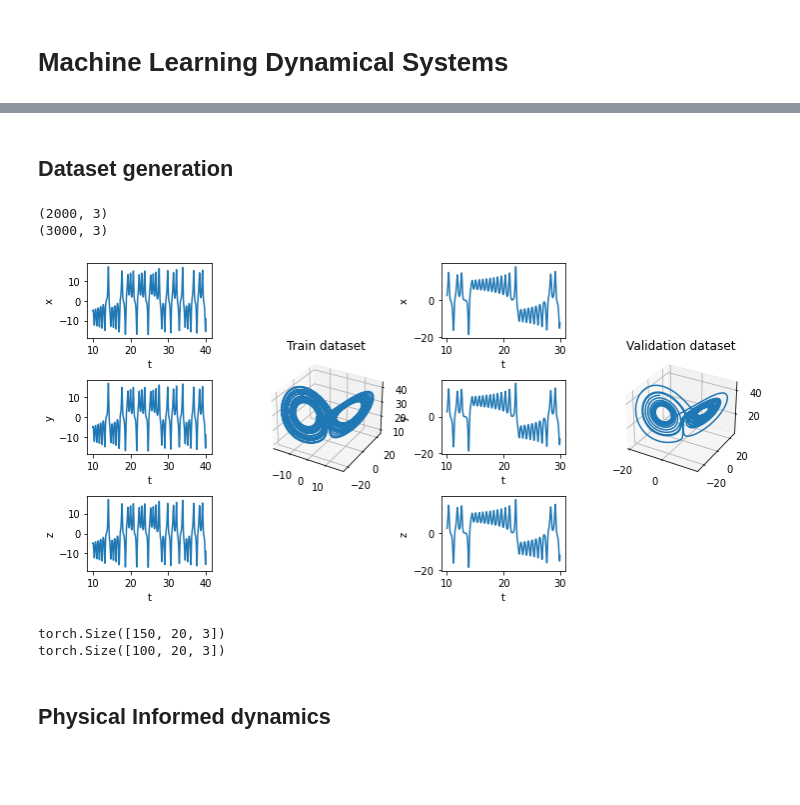
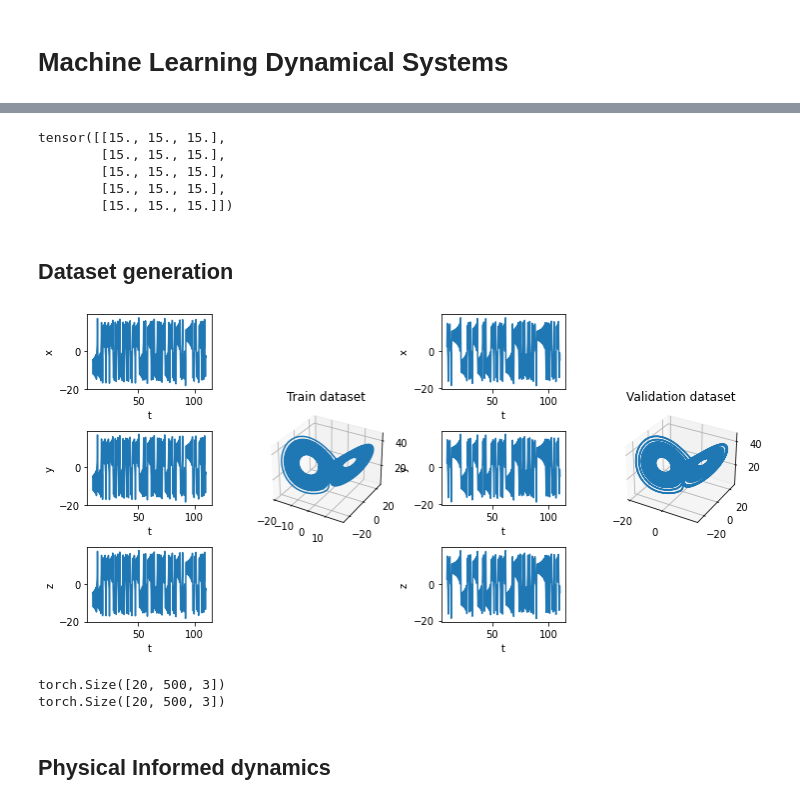
Before and after one commit to lupoalberto98/Physical-Informed-Dynamical-Systems, a Jupyter notebook: src/main.ipynb, the cells around one changed output, grey strips where cells are left out. Saved outputs shown, nothing was run; the diff lists cells and outputs as text; code cells hidden in the pictures; blank space fills up the shorter version.

```diff
--- a/src/main.ipynb
+++ b/src/main.ipynb
@@ -78,3 +86,14 @@ tensor([[[ 0.0925,  0.0748, -0.0034]]], grad_fn=<AddBackward0>)
+# %%
+a = torch.ones(5)*3
+b = torch.ones(3)*5
+c = torch.tensordot(a,b, dims=0)
+print(c)
+# %% [output]
+tensor([[15., 15., 15.],
+        [15., 15., 15.],
+        [15., 15., 15.],
+        [15., 15., 15.],
+        [15., 15., 15.]])
 # %% [markdown]
 ## Dataset generation
 # %%
@@ -87,29 +106,31 @@ def f(state, t):
     x, y, z = state  # Unpack the state vector
     return sigma * (y - x), x * (rho - z) - y, x * y - beta * z  # Derivatives
 
-# Train dataset (discard first 100 steps)
+# Train and test dataset (discard first 1000 steps)
 state0 = [1.0, 1.0, 1.0]
-train_steps = 5000
-t_train = np.arange(0.0, (train_steps+1000)*dt, dt)
-train_dataset = odeint(f, state0, t_train)
+train_steps = 10000
+test_steps = 10000
+discard = 1000
 
-test_dataset = train_dataset[4000:,:]
-train_dataset = train_dataset[1000:4000,:]
-t_test = t_train[4000:]
-t_train = t_train[1000:4000]
+t_ = np.arange(0.0, (train_steps+test_steps+discard)*dt, dt)
+data = odeint(f, state0, t_)
+
+train_dataset = data[discard:discard+train_steps,:]
+test_dataset = data[train_steps+discard:,:]
+
+t_train = t_[discard:discard+train_steps]
+t_test = t_[discard+train_steps:]
 
 
-print(test_dataset.shape)
-print(train_dataset.shape)
 
-# Validation dataset (different ic, discard first 100 steps)
+# Validation dataset (different ic, discard first 1000 steps)
 state1 = [2.0, 0.0, 3.0]
-val_steps = 2000
-t_val = np.arange(0.0, (val_steps+1000)*dt, dt)
+val_steps = 10000
+t_val = np.arange(0.0, (val_steps+discard)*dt, dt)
 val_dataset = odeint(f, state1, t_val)
 
-val_dataset = val_dataset[1000:]
-t_val = t_val[1000:]
+val_dataset = val_dataset[discard:]
+t_val = t_val[discard:]
 
 
 fig, axs = plt.subplots(figsize=(10,5), ncols=4, nrows=3)
@@ -132,40 +153,38 @@ for ax in axs[0:, 1]:
     ax.remove()
 
 axbig1 = fig.add_subplot(gs[0:, 1], projection="3d")
 axbig1.set_title("Train dataset")
 axbig1.plot(train_dataset[:,0], train_dataset[:,1], train_dataset[:,2])
 
 
 index = 0
 for ax in axs[0:,2]:
     ax.set_xlabel("t")
     ax.plot(t_val,val_dataset[:, 0])
     index += 1
 
 axs[0,2].set_ylabel("x")
 axs[1,2].set_ylabel("y")
 axs[2,2].set_ylabel("z")
 
 # remove the underlying axes
 for ax in axs[0:, -1]:
     ax.remove()
 
 axbig2 = fig.add_subplot(gs[0:, -1], projection="3d")
 axbig2.set_title("Validation dataset")
 axbig2.plot(val_dataset[:,0], val_dataset[:,1], val_dataset[:,2])
 
 
 fig.tight_layout()
 
 plt.show()
 # %% [output]
-(2000, 3)
-(3000, 3)
-[figure, old version]
+[figure, new version]
 # %%
 ### Convert to tensor
-l_seq = 20
-train_sequences = int(3*train_steps/(5*l_seq))
+l_seq = 500
+train_sequences = int(train_steps/(l_seq))
 val_sequences = int(val_steps/l_seq)
 
 train_states = torch.tensor(train_dataset, requires_grad=True,dtype=torch.float)
@@ -176,13 +195,13 @@ val_states = torch.reshape(val_states, (val_sequences, l_seq, 3))
 print(train_states.shape)
 print(val_states.shape)
 ### Dataloader
-torch.manual_seed(0)
+
 batch_size = 20
-train_dataloader = DataLoader(train_states, batch_size=batch_size, shuffle=True,drop_last=True)
-val_dataloader = DataLoader(val_states, batch_size=batch_size, shuffle=True,drop_last=True)
+train_dataloader = DataLoader(train_states, batch_size=batch_size, num_workers=0, shuffle=True)
+val_dataloader = DataLoader(val_states, batch_size=batch_size,num_workers=0, shuffle=True)
 # %% [output]
-torch.Size([150, 20, 3])
-torch.Size([100, 20, 3])
+torch.Size([20, 500, 3])
+torch.Size([20, 500, 3])
 # %% [markdown]
 ## Physical Informed dynamics
 # %% [markdown]
```
Also changed, not shown: parts of 25 cells of this notebook, 3 other files.
